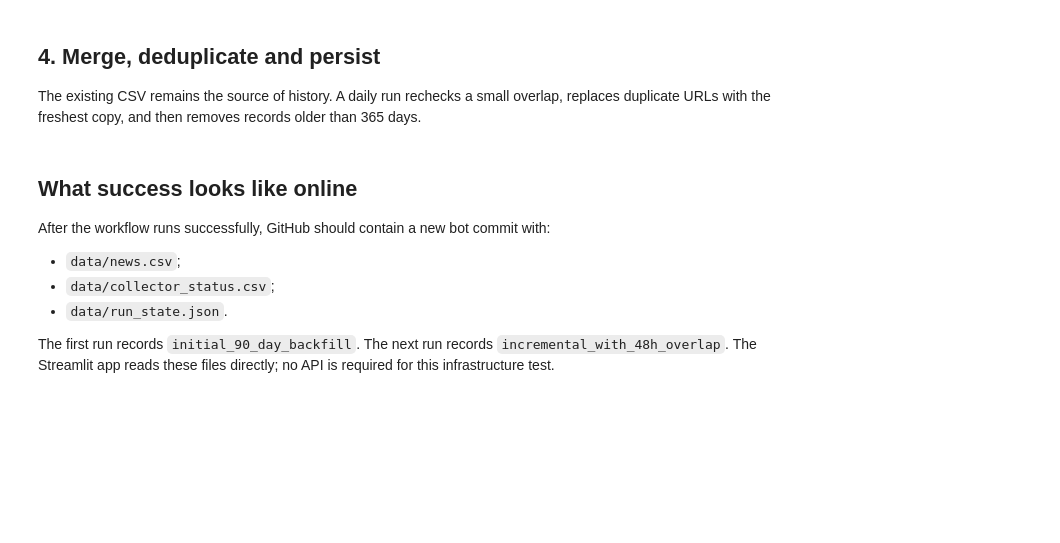
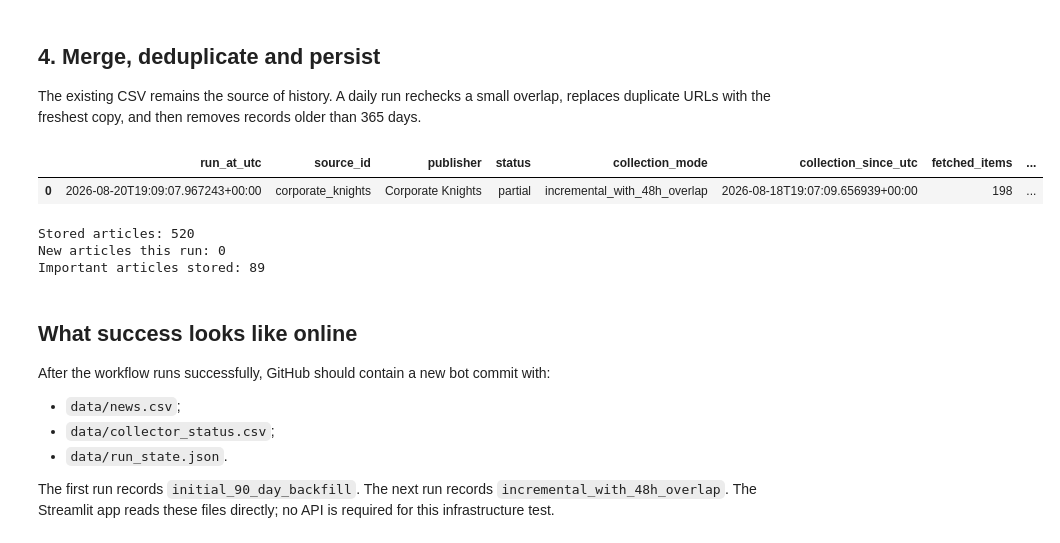
Before and after one commit to olgagaffarova/ESMT_newsflow, a Jupyter notebook: ESMT_Rankings_Intelligence_Cron_Test.ipynb, the cells around one changed output. Cells and saved outputs as stored; diff of their text form; code cells hidden in the pictures; blank space fills up the shorter version.

```diff
--- a/ESMT_Rankings_Intelligence_Cron_Test.ipynb
+++ b/ESMT_Rankings_Intelligence_Cron_Test.ipynb
@@ -240,42 +536,51 @@ else:
     combined = pd.concat([existing_frame, new_frame], ignore_index=True)
 combined = combined.drop_duplicates("url", keep="last")
 retention_cutoff = NOW_UTC - pd.Timedelta(days=RETENTION_DAYS)
+is_important = combined["is_important"].astype(str).str.lower().eq("true")
 combined = combined[
-    combined["published_at"].isna() | (combined["published_at"] >= retention_cutoff)
+    is_important
+    | combined["published_at"].isna()
+    | (combined["published_at"] >= retention_cutoff)
 ].copy()
 combined = combined.sort_values("published_at", ascending=False, na_position="last")
 combined = combined[EXPECTED_COLUMNS]
 combined.to_csv(NEWS_PATH, index=False)
 
 status_frame = pd.DataFrame([{
     "run_at_utc": NOW_UTC.isoformat(),
     "source_id": SOURCE["source_id"],
     "publisher": SOURCE["publisher"],
     "status": collection_status,
     "collection_mode": collection_mode,
     "collection_since_utc": collection_since.isoformat(),
     "fetched_items": len(new_frame),
     "new_items": new_item_count,
     "stored_items": len(combined),
     "error": collection_error,
 }])
 status_frame.to_csv(STATUS_PATH, index=False)
 
-if collection_status == "ok":
+if collection_status in {"ok", "partial"}:
     new_state = {
         "last_successful_run_utc": NOW_UTC.isoformat(),
         "last_collection_mode": collection_mode,
         "stored_items": len(combined),
     }
     STATE_PATH.write_text(json.dumps(new_state, indent=2), encoding="utf-8")
 
 display(status_frame)
 print(f"Stored articles: {len(combined)}")
 print(f"New articles this run: {new_item_count}")
 print(f"Important articles stored: {int(combined['is_important'].astype(str).str.lower().eq('true').sum())}")
 
-if collection_status != "ok":
+if collection_status == "error":
     raise RuntimeError(f"Live collection failed: {collection_error}")
+# %% [output]
+|  | run_at_utc | source_id | publisher | status | collection_mode | collection_since_utc | fetched_items | ... |
+| 0 | 2026-08-20T19:09:07.967243+00:00 | corporate_knights | Corporate Knights | partial | incremental_with_48h_overlap | 2026-08-18T19:07:09.656939+00:00 | 198 | ... |
+Stored articles: 520
+New articles this run: 0
+Important articles stored: 89
 # %% [markdown]
 ## What success looks like online
 
```
Also changed, not shown: parts of 6 cells of this notebook, 4 other files.
